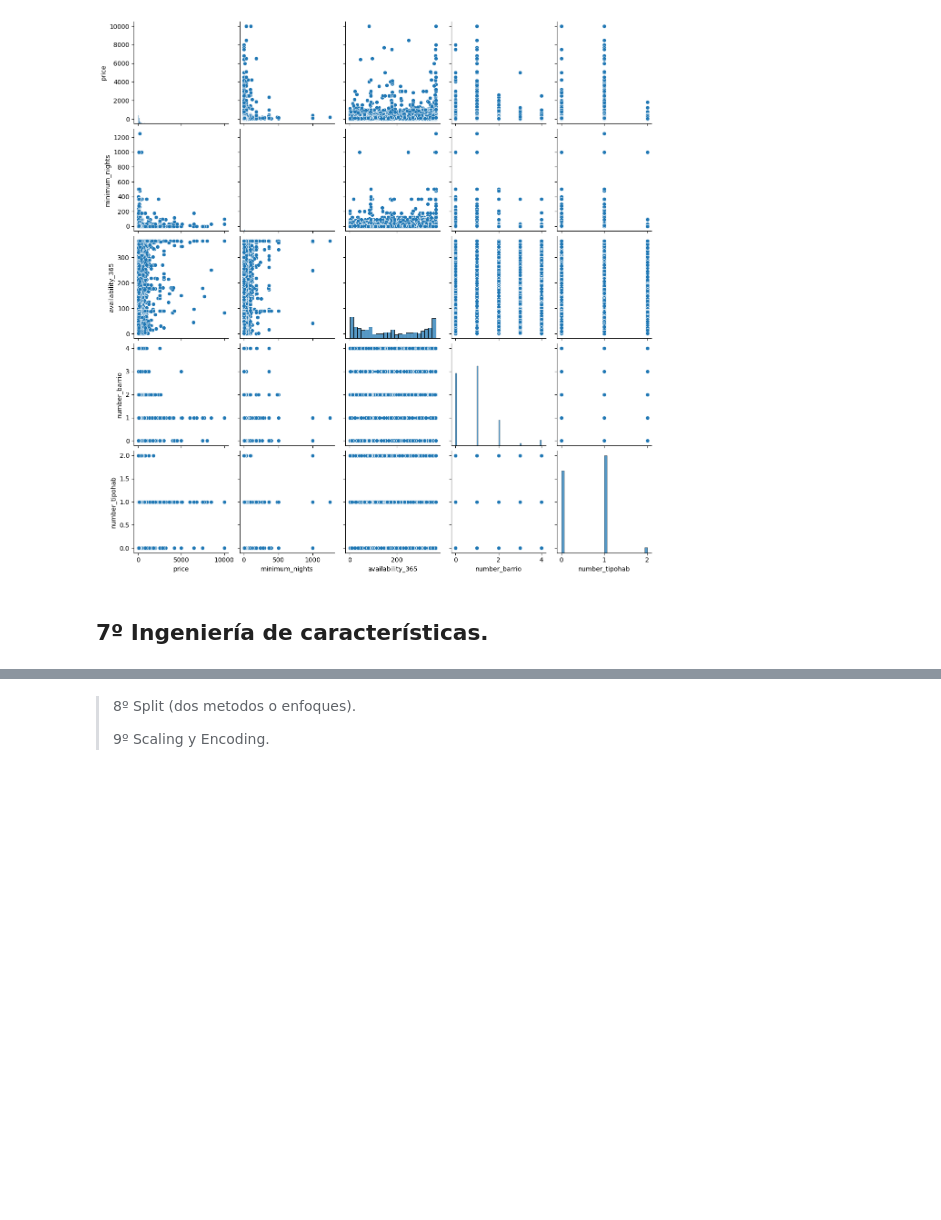
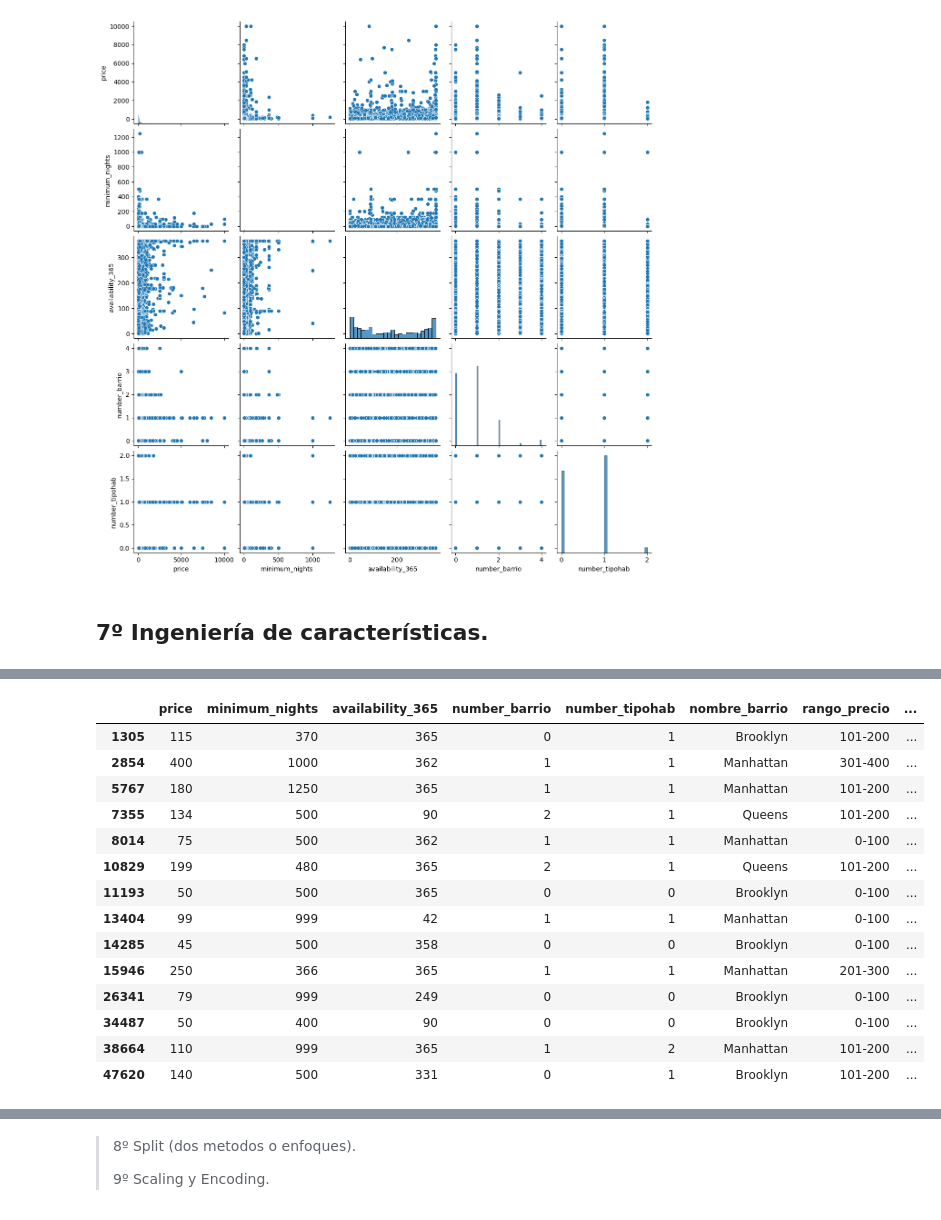
Before and after one commit to 4GeeksAcademy/sarayruiz---Machine-Learning, a Jupyter notebook: src/00-eda-airbnb-ny.ipynb, the cells around one changed output, grey strips where cells are left out. Saved outputs shown, nothing was run; the diff lists cells and outputs as text; code cells hidden in the pictures; blank space fills up the shorter version.

```diff
--- a/src/00-eda-airbnb-ny.ipynb
+++ b/src/00-eda-airbnb-ny.ipynb
@@ -440,0 +518,18 @@ sns.pairplot(data=df)
+# %%
+df[df["minimum_nights"] > 365]
+# %% [output]
+|  | price | minimum_nights | availability_365 | number_barrio | number_tipohab | nombre_barrio | rango_precio | ... |
+| 1305 | 115 | 370 | 365 | 0 | 1 | Brooklyn | 101-200 | ... |
+| 2854 | 400 | 1000 | 362 | 1 | 1 | Manhattan | 301-400 | ... |
+| 5767 | 180 | 1250 | 365 | 1 | 1 | Manhattan | 101-200 | ... |
+| 7355 | 134 | 500 | 90 | 2 | 1 | Queens | 101-200 | ... |
+| 8014 | 75 | 500 | 362 | 1 | 1 | Manhattan | 0-100 | ... |
+| 10829 | 199 | 480 | 365 | 2 | 1 | Queens | 101-200 | ... |
+| 11193 | 50 | 500 | 365 | 0 | 0 | Brooklyn | 0-100 | ... |
+| 13404 | 99 | 999 | 42 | 1 | 1 | Manhattan | 0-100 | ... |
+| 14285 | 45 | 500 | 358 | 0 | 0 | Brooklyn | 0-100 | ... |
+| 15946 | 250 | 366 | 365 | 1 | 1 | Manhattan | 201-300 | ... |
+| 26341 | 79 | 999 | 249 | 0 | 0 | Brooklyn | 0-100 | ... |
+| 34487 | 50 | 400 | 90 | 0 | 0 | Brooklyn | 0-100 | ... |
+| 38664 | 110 | 999 | 365 | 1 | 2 | Manhattan | 101-200 | ... |
+| 47620 | 140 | 500 | 331 | 0 | 1 | Brooklyn | 101-200 | ... |
```
Also changed, not shown: parts of 20 cells of this notebook.
